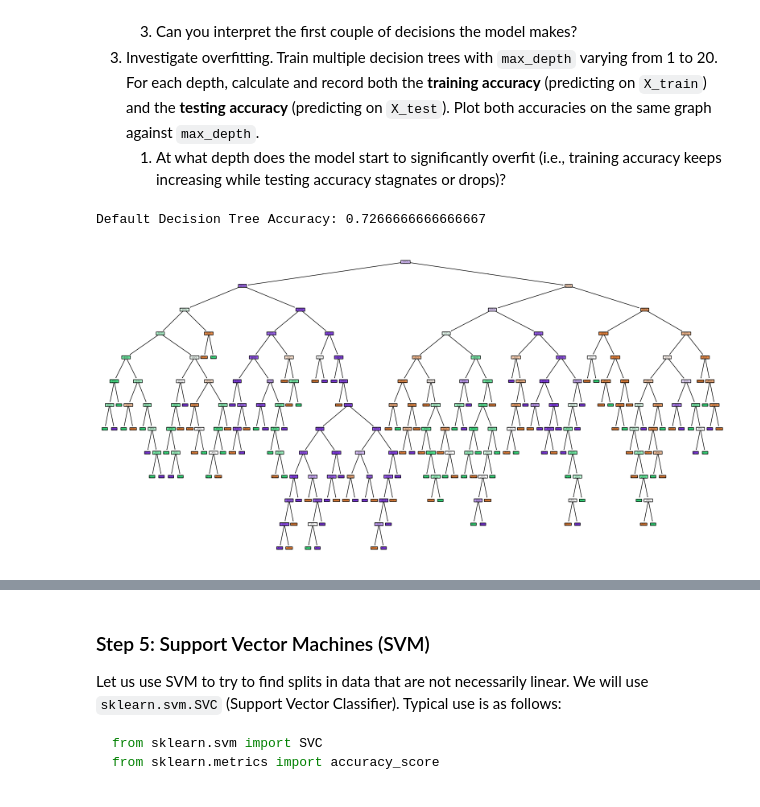
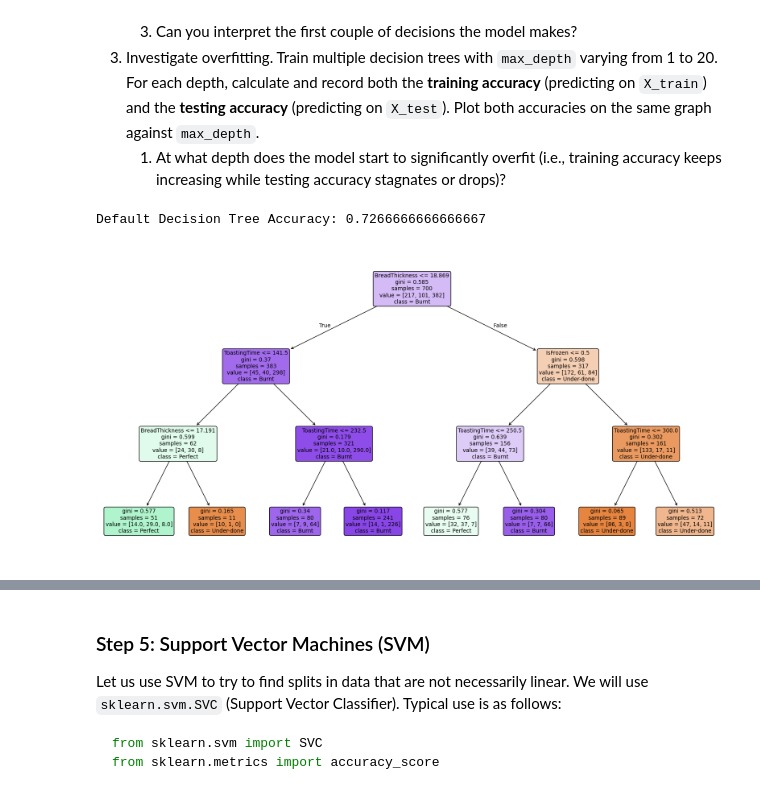
Before and after one commit to Hynton/ISDN3000C_Lab07, a Jupyter notebook: ISDN3000C_Lab07.ipynb, the cells around one changed output, grey strips where cells are left out. Drawn from its saved outputs; the diff is of its cells as text; code cells hidden in the pictures.

```diff
--- a/ISDN3000C_Lab07.ipynb
+++ b/ISDN3000C_Lab07.ipynb
@@ -404,33 +404,33 @@ from sklearn.tree import DecisionTreeClassifier
 from sklearn.tree import plot_tree
 import matplotlib.pyplot as plt
 
 
 # Initialize the Decision Tree model
 # We can set a random_state for reproducibility of results
 
 dt_clf = DecisionTreeClassifier(random_state=42)
 
 # Train the model
 dt_clf.fit(X_train, y_train)
 
 # Predict values
 predictions = dt_clf.predict(X_test)
 
 from sklearn.metrics import accuracy_score
 
 # Calculate the accuracy between our prediction and the ground truth of our testing data
 accuracy = accuracy_score(y_test, predictions)
 
 print(f"Default Decision Tree Accuracy: {accuracy}")
 
-# Train a new tree with max_depth=20 for visualization
-dt_clf_viz = DecisionTreeClassifier(max_depth=20, random_state=42)
+# Train a new tree with max_depth=3 for visualization
+dt_clf_viz = DecisionTreeClassifier(max_depth=3, random_state=42)
 dt_clf_viz.fit(X_train, y_train)
 
 # Plot the tree
 plt.figure(figsize=(20,10))
 plot_tree(dt_clf_viz, feature_names=X_train.columns, class_names=['Under-done', 'Perfect', 'Burnt'], filled=True, rounded=True)
 plt.show()
 # %% [output]
 Default Decision Tree Accuracy: 0.7266666666666667
-[figure, old version]
+[figure, new version]
```
Also changed, not shown: parts of 5 cells of this notebook.
